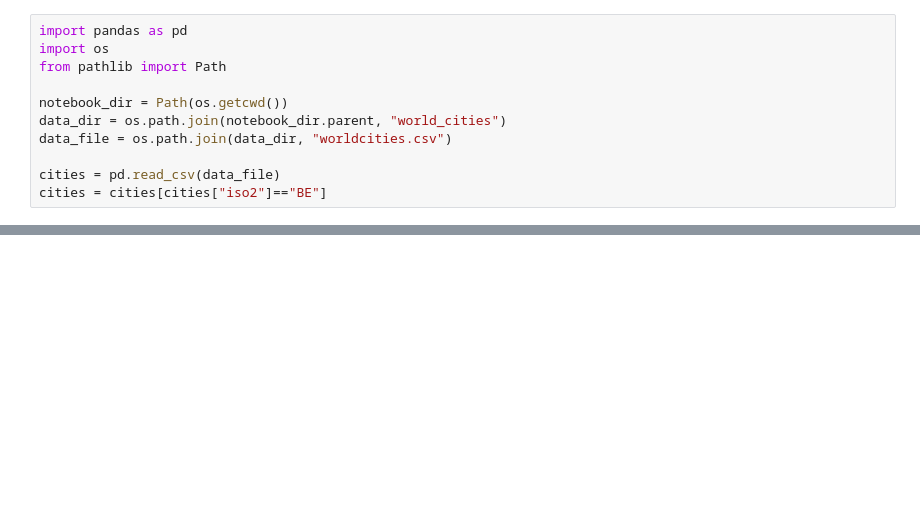
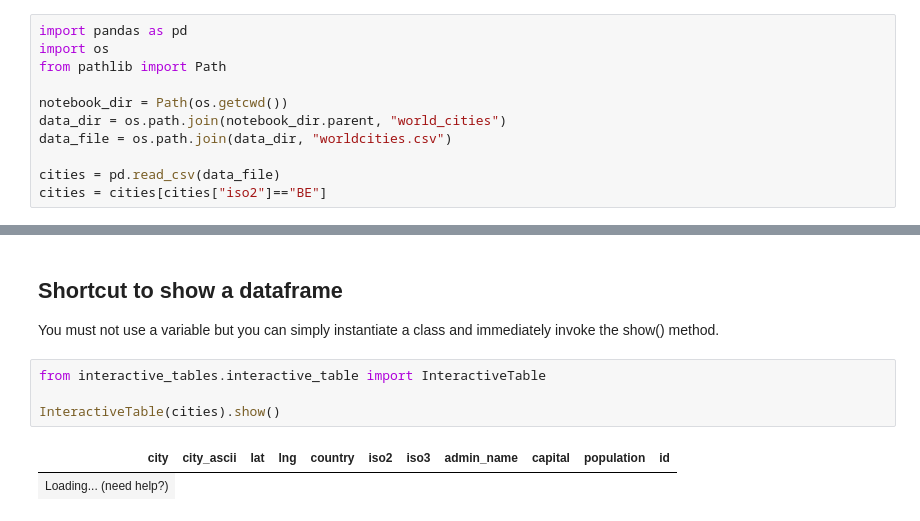
Before and after one commit to amghent/interactive_tables, a Jupyter notebook: notebooks/belgium.ipynb, the cells around one changed output, grey strips where cells are left out. Drawn from its saved outputs; the diff is of its cells as text; blank space fills up the shorter version.

Commit message:
Added several methods for demo

```diff
--- a/notebooks/belgium.ipynb
+++ b/notebooks/belgium.ipynb
@@ -22,0 +49,11 @@ cities_table.show()
+# %% [markdown]
+## Shortcut to show a dataframe
+
+You must not use a variable but you can simply instantiate a class and immediately invoke the show() method.
+# %%
+from interactive_tables.interactive_table import InteractiveTable
+
+InteractiveTable(cities).show()
+# %% [output]
+| city | city_ascii | lat | lng | country | iso2 | iso3 | admin_name | capital | population | id |
+| Loading... (need help?) |
```
Also changed, not shown: parts of 17 cells of this notebook, 1 other file.
